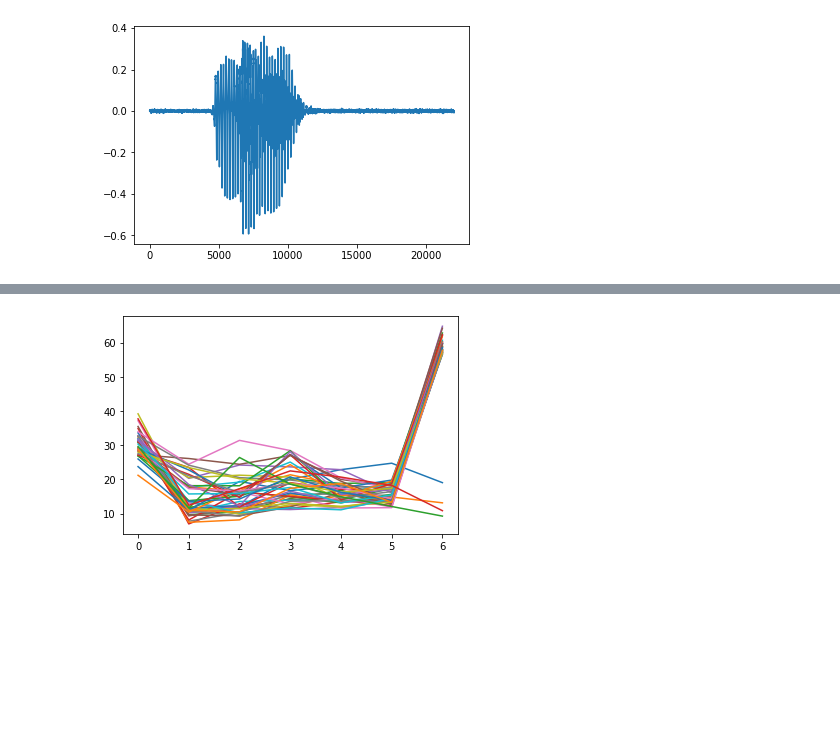
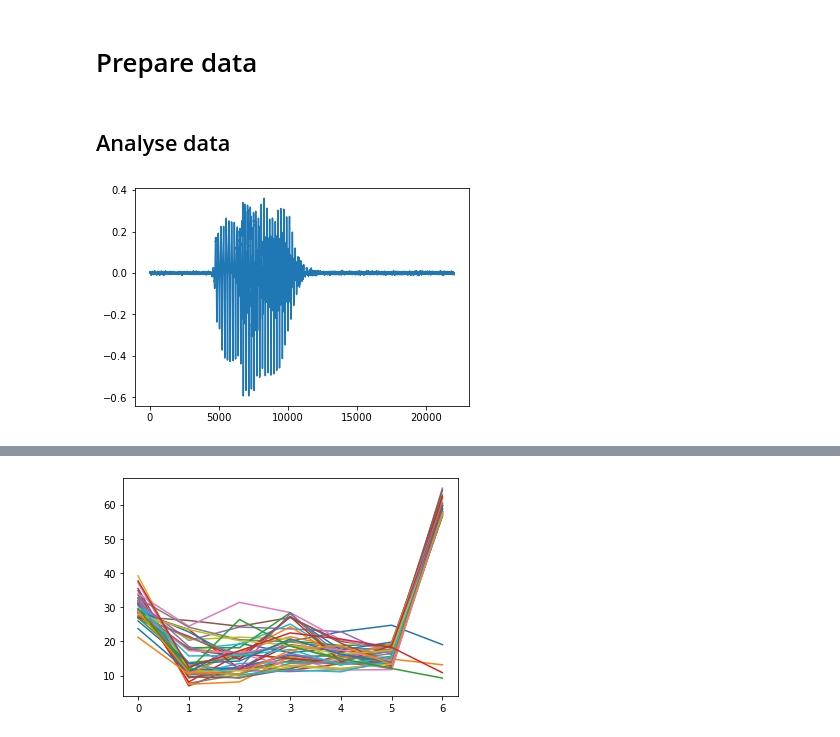
Before and after one commit to cocoalex00/Speech-recognition-COM3025, a Jupyter notebook: LSTM-CNN.ipynb, the cells around one changed output, grey strips where cells are left out. Saved outputs shown, nothing was run; the diff lists cells and outputs as text; code cells hidden in the pictures; blank space fills up the shorter version.

```diff
--- a/LSTM-CNN.ipynb
+++ b/LSTM-CNN.ipynb
@@ -13,0 +23,2 @@ import IPython.display
+# %% [markdown]
+# Prepare data
@@ -14,8 +33,9 @@ import IPython.display
 # %%
 #Getting the path to the audio folders
 
-TestPath ='data/test/audio'
-TrainPath = 'data/train/audio'
+# Change with local
+TestPath ='C:\\_University\\COM3025\\Coursework\\Speech-recognition-COM3025\\data\\raw\\test\\audio\\'
+TrainPath = 'C:\\_University\\COM3025\\Coursework\\Speech-recognition-COM3025\\data\\raw\\train\\audio\\'
 
 PermitedLabels = ['yes','no','up','down','left','right','on','off','stop','go','silence','unknown']
 
@@ -23,15 +43,17 @@ TestSubPath = [x.name for x in os.scandir(TestPath)] # Get name of subdirectorie
 TrainSubPath = [x.name for x in os.scandir(TrainPath)] # Get name of subdirectories or files
 
 TrainSubPath.remove('_background_noise_')#remove directory of background noises
+# %% [markdown]
+## Analyse data
 # %%
 #Example of file load, plot and playback
-audio, sr = librosa.load('data/test/audio/'+TestSubPath[0])
+audio, sr = librosa.load(TestPath + TestSubPath[0])
 
 
 plt.plot(audio) #Plotting the sound
 plt.show()
 
 IPython.display.Audio(audio,rate = sr)#Playing the sound
 # %% [output]
-[figure, old version]
+[figure, new version]
 [interactive output not drawn]
```
Also changed, not shown: parts of 15 cells of this notebook.
